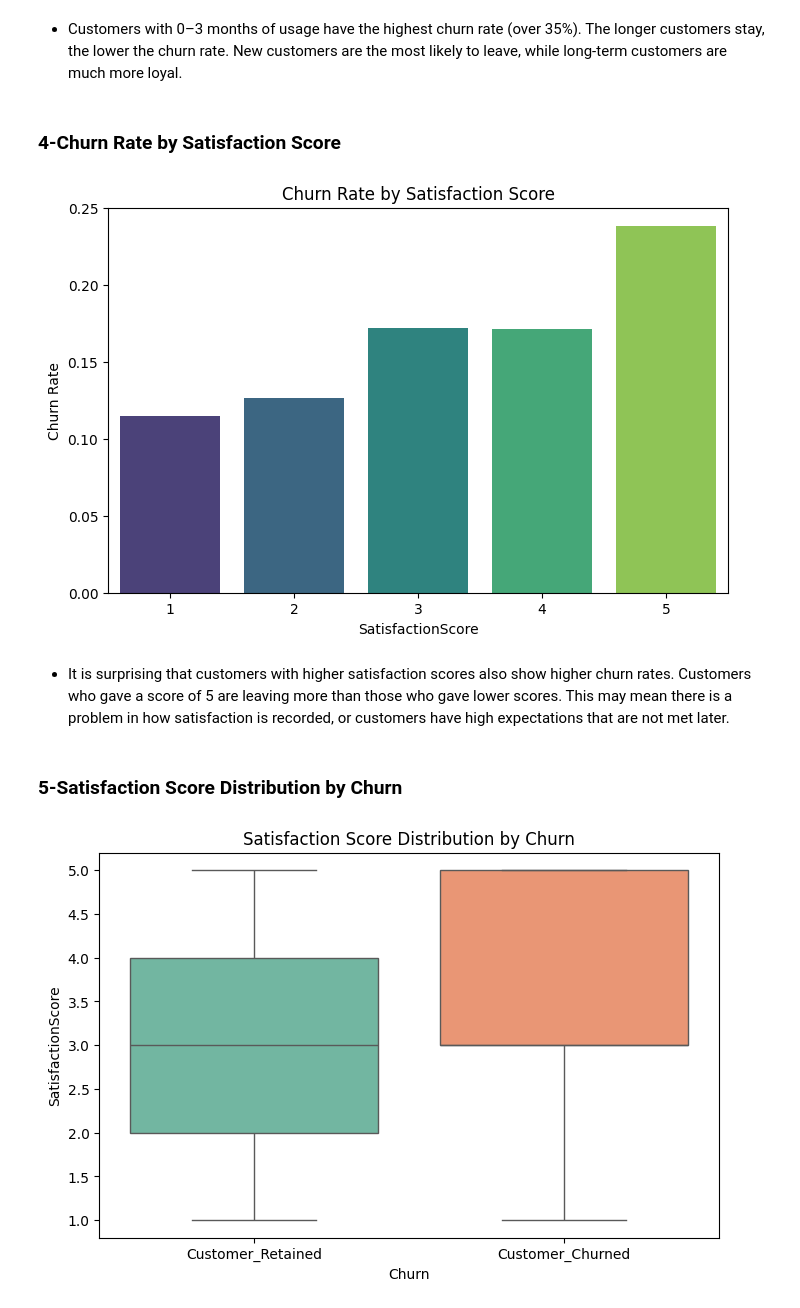
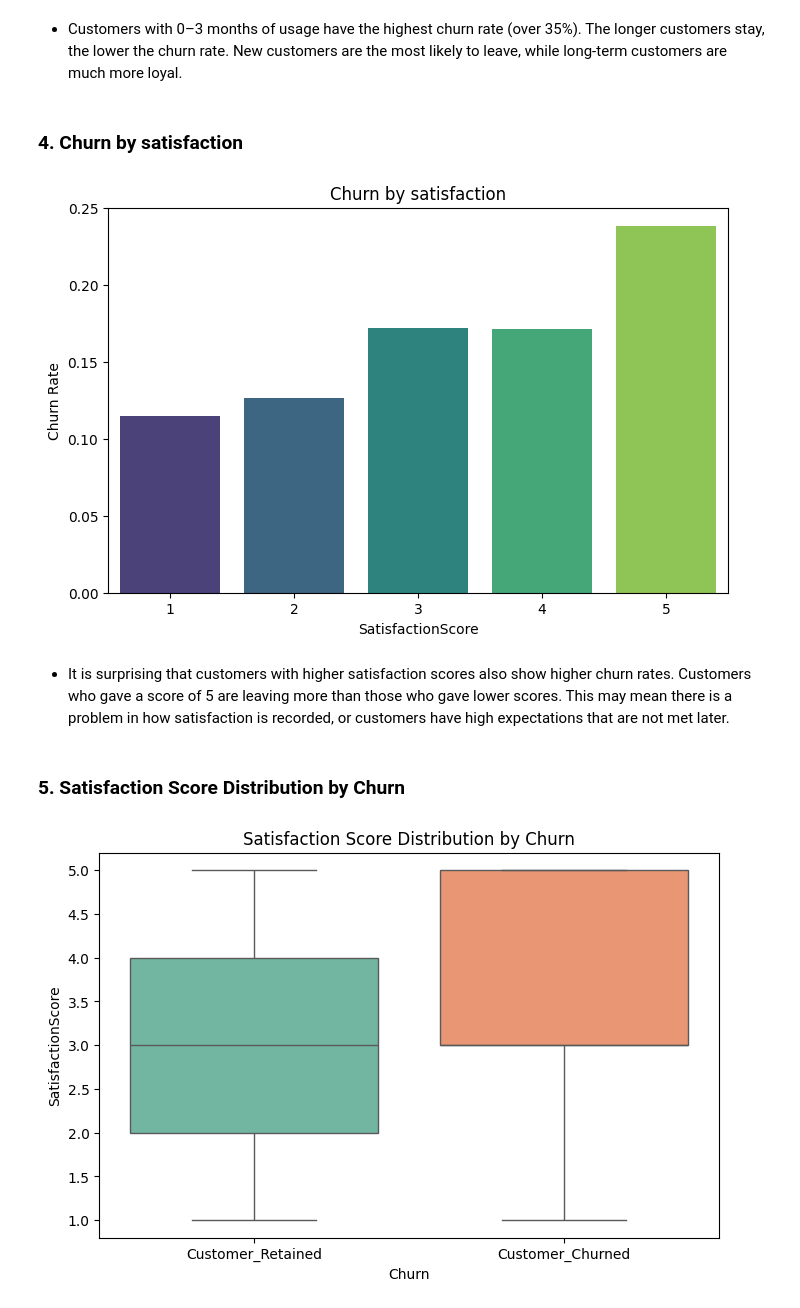
Before and after one commit to zhang8482/customer-churn-analysis, a Jupyter notebook: notebooks/churn_analysis.ipynb, the cells around one changed output. Saved outputs shown, nothing was run; the diff lists cells and outputs as text; code cells hidden in the pictures.

```diff
--- a/notebooks/churn_analysis.ipynb
+++ b/notebooks/churn_analysis.ipynb
@@ -17 +19,5 @@ warnings.filterwarnings("ignore")
+# %%
+PROJECT_ROOT = Path.cwd().parent
+DATA_PATH = PROJECT_ROOT / "data" / "sample" / "E-Commerce Churn Data.csv"
+ecom = pd.read_csv(DATA_PATH)
 # %% [markdown]
@@ -238,22 +214,22 @@ plt.show()
 # %% [markdown]
 * Customers with 0–3 months of usage have the highest churn rate (over 35%). The longer customers stay, the lower the churn rate. New customers are the most likely to leave, while long-term customers are much more loyal.
 # %% [markdown]
-### 4-Churn Rate by Satisfaction Score
+### 4. Churn by satisfaction
 # %%
 
 satis_churn = ecom.groupby("SatisfactionScore")["Churn"].mean().reset_index()
 
 plt.figure(figsize=(8,5))
 sns.barplot(data=satis_churn, x="SatisfactionScore", y="Churn", palette="viridis")
 plt.ylabel("Churn Rate")
-plt.title("Churn Rate by Satisfaction Score")
+plt.title("Churn by satisfaction")
 plt.show()
 # %% [output]
-[figure, old version]
+[figure, new version]
 # %% [markdown]
 * It is surprising that customers with higher satisfaction scores also show higher churn rates. Customers who gave a score of 5 are leaving more than those who gave lower scores. This may mean there is a problem in how satisfaction is recorded, or customers have high expectations that are not met later.
 # %% [markdown]
-### 5-Satisfaction Score Distribution by Churn
+### 5. Satisfaction Score Distribution by Churn
 # %%
 
 plt.figure(figsize=(8,5))
```
Also changed, not shown: parts of 55 cells of this notebook, 1 other file.
